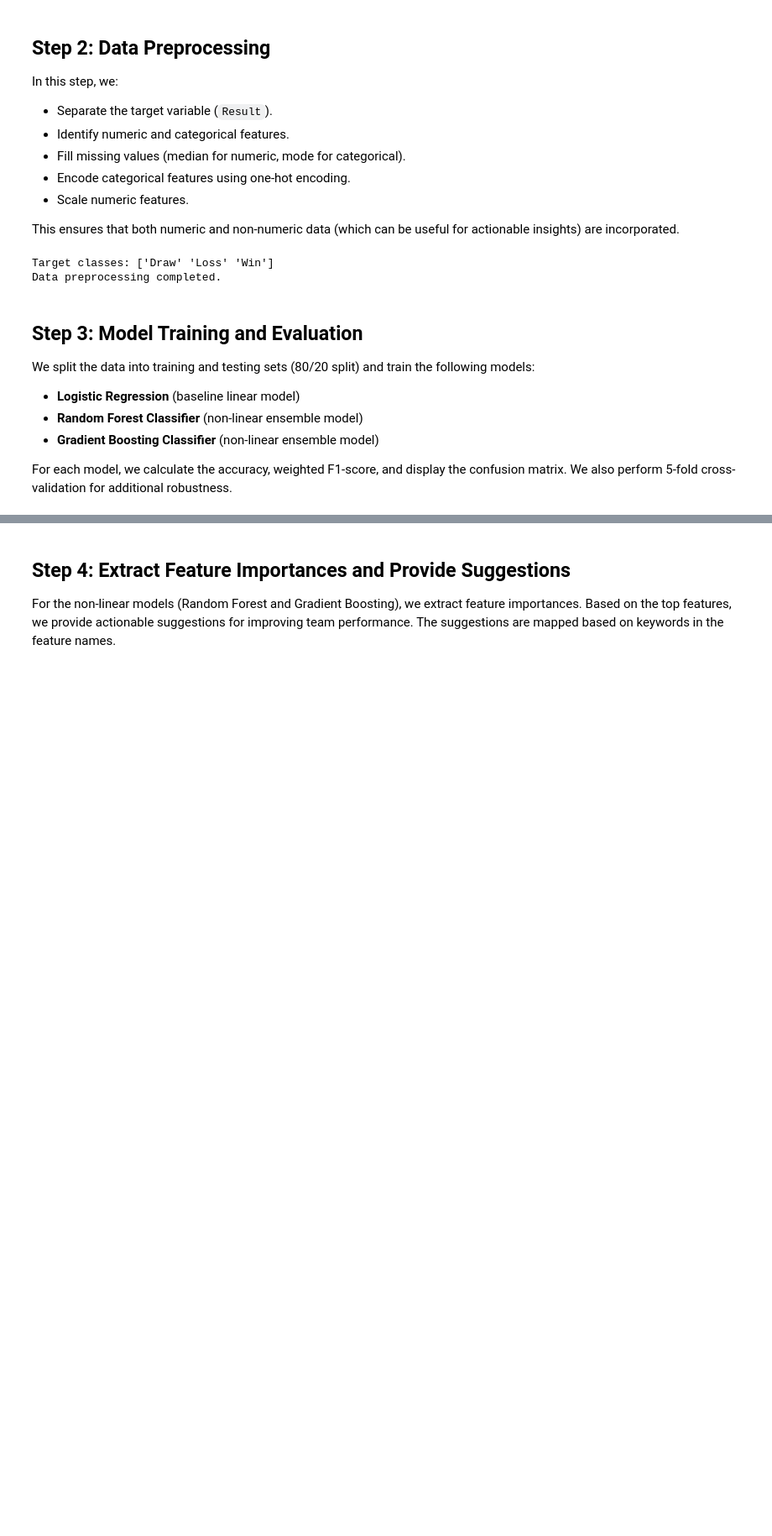
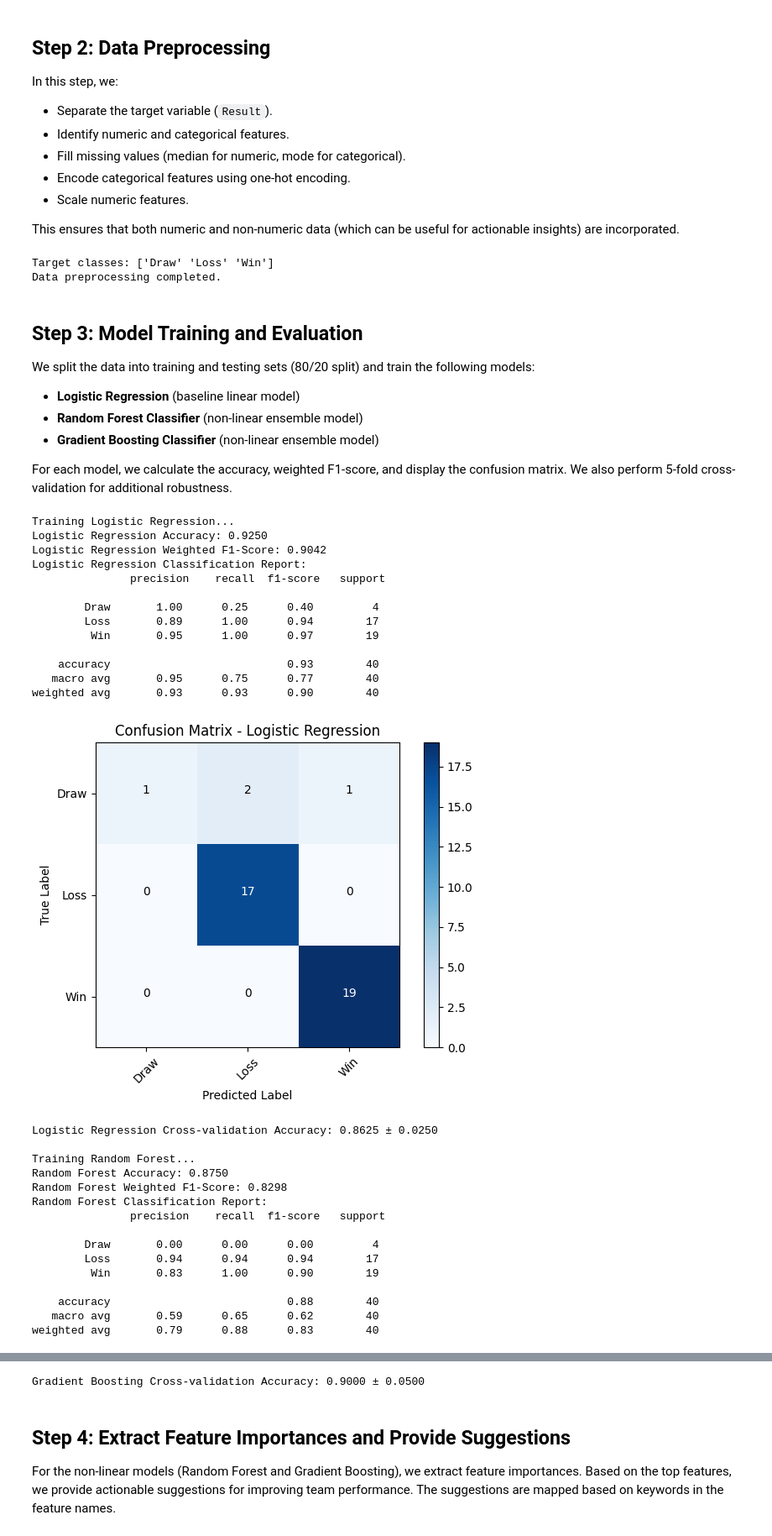
Before and after one commit to taiwuchen/barca-match-outcome-ML, a Jupyter notebook: main.ipynb, the cells around one changed output, grey strips where cells are left out. Shown at 84% size. Saved outputs shown, nothing was run; the diff lists cells and outputs as text; code cells hidden in the pictures; blank space fills up the shorter version.

```diff
--- a/main.ipynb
+++ b/main.ipynb
@@ -115,14 +115,6 @@ We split the data into training and testing sets (80/20 split) and train the fol
 For each model, we calculate the accuracy, weighted F1-score, and display the confusion matrix. We also perform 5-fold cross-validation for additional robustness.
 # %%
 def plot_confusion_matrix(cm, model_name, classes):
-    """
-    Plots a confusion matrix using matplotlib.
-
-    Parameters:
-        cm (np.array): Confusion matrix.
-        model_name (str): Name of the model for title display.
-        classes (list): List of class names.
-    """
     plt.figure()
     plt.imshow(cm, interpolation='nearest', cmap=plt.cm.Blues)
     plt.title(f'Confusion Matrix - {model_name}')
@@ -144,18 +136,6 @@ def plot_confusion_matrix(cm, model_name, classes):
     plt.show()
 
 def train_and_evaluate(X_train, X_test, y_train, y_test, label_encoder, feature_names):
-    """
-    Trains and evaluates three models and extracts feature importances from non-linear models.
-
-    Parameters:
-        X_train, X_test (np.array): Training and testing features.
-        y_train, y_test (np.array): Training and testing targets.
-        label_encoder (LabelEncoder): Fitted label encoder for target classes.
-        feature_names (list): List of feature names.
-
-    Returns:
-        results (dict): Dictionary containing evaluation metrics and feature importances.
-    """
     models = {
         'Logistic Regression': LogisticRegression(max_iter=1000, random_state=42),
         'Random Forest': RandomForestClassifier(n_estimators=100, random_state=42),
@@ -171,31 +151,61 @@ def train_and_evaluate(X_train, X_test, y_train, y_test, label_encoder, feature_
 
         acc = accuracy_score(y_test, y_pred)
         f1 = f1_score(y_test, y_pred, average='weighted')
         cm = confusion_matrix(y_test, y_pred)
 
         print(f"{name} Accuracy: {acc:.4f}")
         print(f"{name} Weighted F1-Score: {f1:.4f}")
-        print(f"{name} Classification Report:\n", classification_report(y_test, y_pred, target_names=label_encoder.classes_))
+        print(f"{name} Classification Report:\n", classification_report(y_test, y_pred, target_names=label_encoder.classes_, zero_division=0))
 
         results[name] = {
             'accuracy': acc,
             'f1_score': f1,
             'confusion_matrix': cm
         }
 
         # Plot confusion matrix
         plot_confusion_matrix(cm, name, list(label_encoder.classes_))
 
         cv_scores = cross_val_score(model, X_train, y_train, cv=5, scoring='accuracy')
         print(f"{name} Cross-validation Accuracy: {np.mean(cv_scores):.4f} ± {np.std(cv_scores):.4f}")
 
         if hasattr(model, 'feature_importances_'):
             results[name]['feature_importances'] = dict(zip(feature_names, model.feature_importances_))
 
     return results
 
 # Split data (80/20 split)
 X_train, X_test, y_train, y_test = train_test_split(X, y, test_size=0.2, random_state=42)
 
 # Train models and evaluate
 results = train_and_evaluate(X_train, X_test, y_train, y_test, label_encoder, feature_names)
+# %% [output]
+Training Logistic Regression...
+Logistic Regression Accuracy: 0.9250
+Logistic Regression Weighted F1-Score: 0.9042
+Logistic Regression Classification Report:
+               precision    recall  f1-score   support
+
+        Draw       1.00      0.25      0.40         4
+        Loss       0.89      1.00      0.94        17
+         Win       0.95      1.00      0.97        19
+
+    accuracy                           0.93        40
+   macro avg       0.95      0.75      0.77        40
+weighted avg       0.93      0.93      0.90        40
+[figure, added]
+Logistic Regression Cross-validation Accuracy: 0.8625 ± 0.0250
+
+Training Random Forest...
+Random Forest Accuracy: 0.8750
+Random Forest Weighted F1-Score: 0.8298
+Random Forest Classification Report:
+               precision    recall  f1-score   support
+
+        Draw       0.00      0.00      0.00         4
+        Loss       0.94      0.94      0.94        17
+         Win       0.83      1.00      0.90        19
+
+    accuracy                           0.88        40
+   macro avg       0.59      0.65      0.62        40
+weighted avg       0.79      0.88      0.83        40
@@ -202,3 +229,4 @@ results = train_and_evaluate(X_train, X_test, y_train, y_test, label_encoder, fe
+Gradient Boosting Cross-validation Accuracy: 0.9000 ± 0.0500
 # %% [markdown]
 ## Step 4: Extract Feature Importances and Provide Suggestions
 
```
Also changed, not shown: parts of 3 cells of this notebook.
